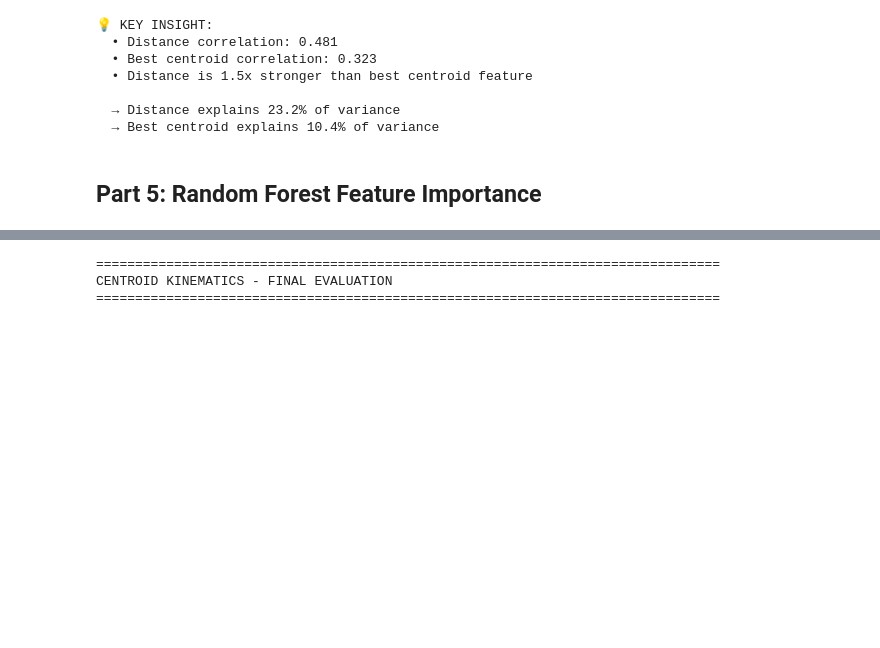
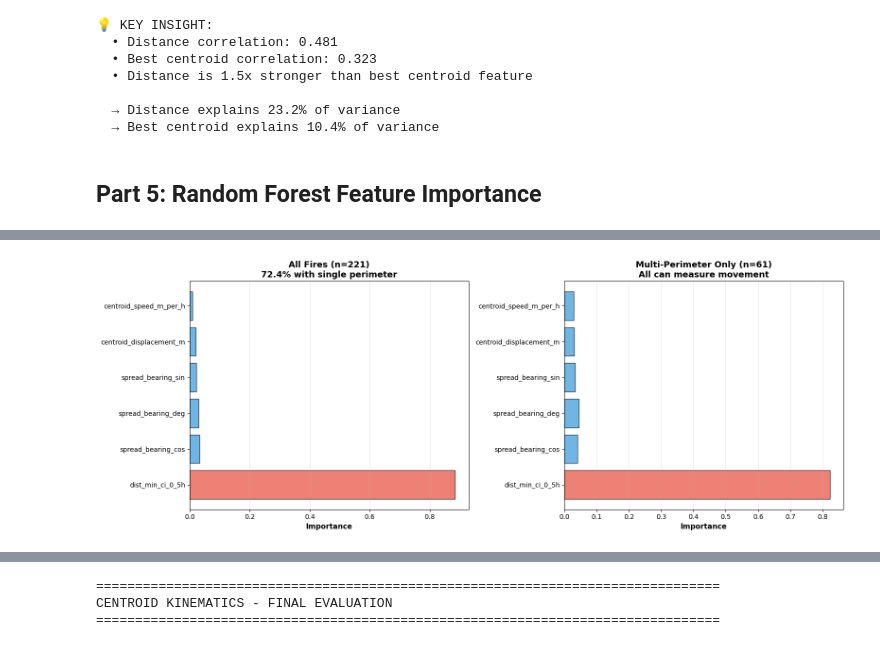
Before and after one commit to kaylenegell/WIDS-Datathon-2026, a Jupyter notebook: kaylee-eda/feature-categories/centroid-kinematics/centroid_kinematics_analysis.ipynb, the cells around one changed output, grey strips where cells are left out. Cells and saved outputs as stored; diff of their text form; code cells hidden in the pictures; blank space fills up the shorter version.

```diff
--- a/kaylee-eda/feature-categories/centroid-kinematics/centroid_kinematics_analysis.ipynb
+++ b/kaylee-eda/feature-categories/centroid-kinematics/centroid_kinematics_analysis.ipynb
@@ -725,0 +684,99 @@ train['directional_threat'] = (
+# %%
+# Train TWO Random Forests for comparison
+
+all_features = ['dist_min_ci_0_5h'] + centroid_features
+multi_peri = train[train['num_perimeters_0_5h'] > 1].copy()
+
+# Prepare data
+X_all = train[all_features].fillna(0)
+y_all = train['event']
+
+X_multi = multi_peri[all_features].fillna(0)
+y_multi = multi_peri['event']
+
+print("="*80)
+print("FEATURE IMPORTANCE: ALL vs MULTI-PERIMETER FIRES")
+print("="*80)
+
+# Model 1: All fires
+print("\nTraining on ALL fires (n={})...".format(len(train)))
+rf_all = RandomForestClassifier(n_estimators=200, max_depth=10, random_state=42, n_jobs=-1)
+rf_all.fit(X_all, y_all)
+
+importance_all = pd.DataFrame({
+    'feature': all_features,
+    'importance_all': rf_all.feature_importances_
+})
+
+# Model 2: Multi-perimeter only
+print("Training on MULTI-PERIMETER fires only (n={})...".format(len(multi_peri)))
+rf_multi = RandomForestClassifier(n_estimators=200, max_depth=10, random_state=42, n_jobs=-1)
+rf_multi.fit(X_multi, y_multi)
+
+importance_multi = pd.DataFrame({
+    'feature': all_features,
+    'importance_multi': rf_multi.feature_importances_
+})
+
+# Combine and compare
+importance_comp = importance_all.merge(importance_multi, on='feature')
+importance_comp['delta'] = importance_comp['importance_multi'] - importance_comp['importance_all']
+importance_comp = importance_comp.sort_values('importance_all', ascending=False)
+
+print("\n" + "="*80)
+display(importance_comp)
+
+# Visualize side-by-side
+fig, axes = plt.subplots(1, 2, figsize=(16, 6))
+
+colors = ['#e74c3c' if 'dist' in f else '#3498db' for f in importance_comp['feature']]
+
+# Left: All fires
+ax = axes[0]
+ax.barh(range(len(importance_comp)), importance_comp['importance_all'],
+       color=colors, edgecolor='black', alpha=0.7)
+ax.set_yticks(range(len(importance_comp)))
+ax.set_yticklabels(importance_comp['feature'], fontsize=10)
+ax.set_xlabel('Importance', fontsize=11, fontweight='bold')
+ax.set_title(f'All Fires (n={len(train)})\n72.4% with single perimeter',
+            fontsize=13, fontweight='bold')
+ax.grid(alpha=0.3, axis='x')
+
+# Right: Multi-perimeter
+ax = axes[1]
+ax.barh(range(len(importance_comp)), importance_comp['importance_multi'],
+       color=colors, edgecolor='black', alpha=0.7)
+ax.set_yticks(range(len(importance_comp)))
+ax.set_yticklabels(importance_comp['feature'], fontsize=10)
+ax.set_xlabel('Importance', fontsize=11, fontweight='bold')
+ax.set_title(f'Multi-Perimeter Only (n={len(multi_peri)})\nAll can measure movement',
+            fontsize=13, fontweight='bold')
+ax.grid(alpha=0.3, axis='x')
+
+plt.tight_layout()
+plt.show()
+
+# Summary statistics
+dist_all = importance_comp[importance_comp['feature']=='dist_min_ci_0_5h']['importance_all'].values[0]
+dist_multi = importance_comp[importance_comp['feature']=='dist_min_ci_0_5h']['importance_multi'].values[0]
+centroid_all = importance_comp[importance_comp['feature']!='dist_min_ci_0_5h']['importance_all'].sum()
+centroid_multi = importance_comp[importance_comp['feature']!='dist_min_ci_0_5h']['importance_multi'].sum()
+
+print(f"\n🎯 SUMMARY:")
+print(f"\nALL FIRES:")
+print(f"  • Distance: {dist_all*100:.1f}% importance")
+print(f"  • Centroid kinematics: {centroid_all*100:.1f}% importance")
+
+print(f"\nMULTI-PERIMETER FIRES:")
+print(f"  • Distance: {dist_multi*100:.1f}% importance")
+print(f"  • Centroid kinematics: {centroid_multi*100:.1f}% importance")
+
+gain = (centroid_multi / centroid_all - 1) * 100
+print(f"\n💡 When focusing on measurable fires:")
+print(f"   Centroid features gain {gain:+.0f}% importance")
+
+if centroid_multi > 0.25:
+    print(f"   → Centroid kinematics become meaningful!")
+else:
+    print(f"   → Distance still dominates even when movement is measurable")
+# %% [output]
@@ -725,0 +798 @@ train['directional_threat'] = (
+[figure, added]
```
Also changed, not shown: parts of 12 cells of this notebook, 1 other file.
